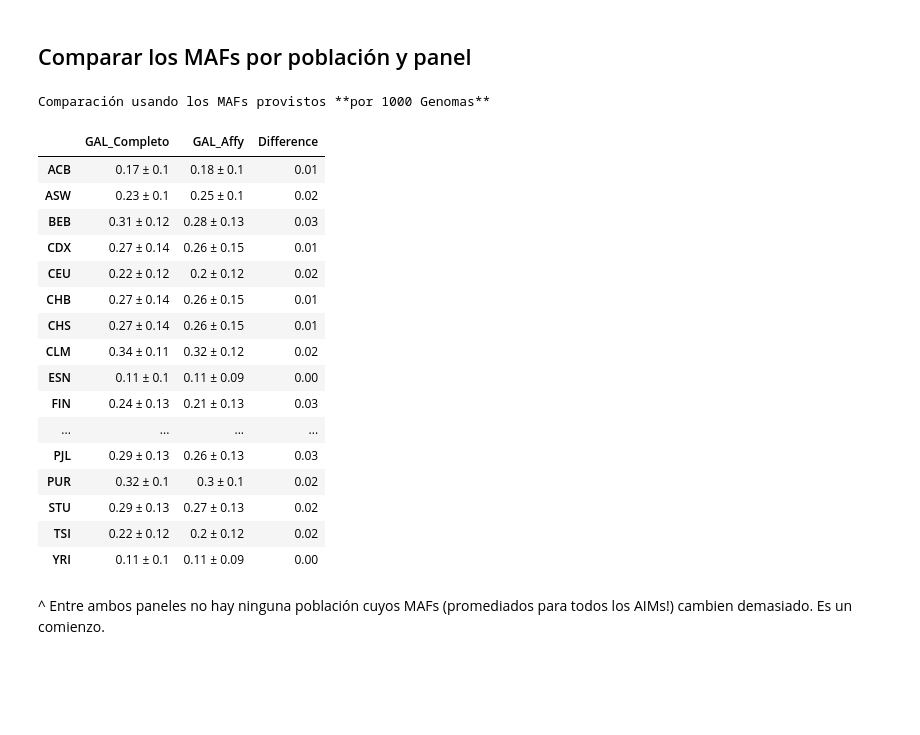
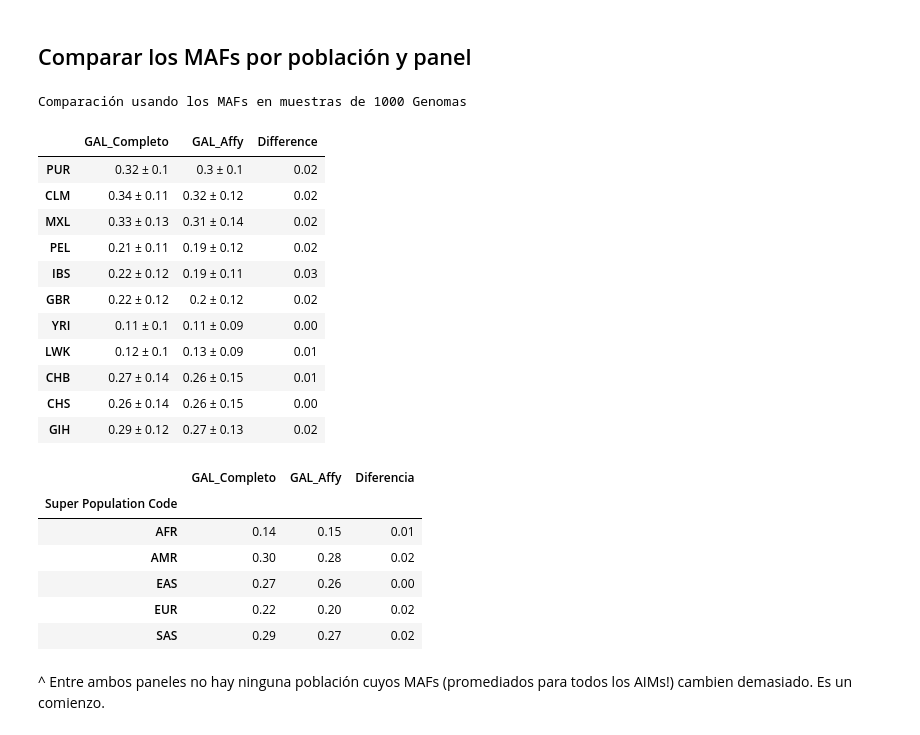
Before and after one commit to jmberros/tesina, a Jupyter notebook: tesina__Positions_and_MAFs.ipynb, the cells around one changed output. Drawn from its saved outputs; the diff is of its cells as text; code cells hidden in the pictures; blank space fills up the shorter version.

Commit message:
WIP refactoring Positions and MAFs

```diff
--- a/tesina__Positions_and_MAFs.ipynb
+++ b/tesina__Positions_and_MAFs.ipynb
@@ -156,26 +164,3 @@ El archivo `galanter.bed` con las posiciones de los AIMs reportadas por Galanter
 http://www.ncbi.nlm.nih.gov/genome/tools/remap
 # %%
 # galanter["pos"] = galanter_remapped["position"]
-# %%
-import seaborn as sns
-
-from plotters.snp_distances import SnpDistances
-
-sns.set_context("notebook")
-sns.set_style("white")
-
-control_positions = OrderedDict()
-for label, rsIDs in control_rsIDs.items():
-    df = lat.loc[rsIDs][["Chromosome", "Position End"]]
-    df.columns = ["chr", "position"]
-    df["position"] = df["position"].astype(int)
-    df["chr"] = df["chr"].astype(int)
-    df.index.name = "rsID"
-    df.name = label
-    control_positions[label] = df
-
-plotter = SnpDistances()
-for panels_dic in [panels, control_positions]:
-    for panel_label, panel in panels_dic.items():
-        plotter.chromosomes_with_SNPs_plot(panel)
-        plt.show()
@@ -286,43 +271,54 @@ used_samples.pivot_table(index=["super_population", "population"],
 # %% [markdown]
 ## Comparar los MAFs por población y panel
 # %%
+from sources.thousand_genomes import ThousandGenomes
+from components.panel import Panel
+
 def minidescribe(df):
+    mafs = ThousandGenomes().mafs()
     df = df.join(mafs["population"]["GAL_Completo"]).loc[:, "ACB":"YRI"]
     df = df.describe().loc[["mean", "std"]].T
     df = df.applymap(lambda x: round(x, 2))
     df["mean ± std"] = df["mean"].astype(str) + " ± " + df["std"].astype(str)
     return df
 
-galanter_summary = minidescribe(galanter)
-present_summary = minidescribe(present)
+galanter_summary = minidescribe(Panel("GAL_Completo").extra_info)
+present_summary = minidescribe(Panel("GAL_Affy").extra_info)
 
 # This uses Galanter-provided MAFs!
 maf_mean_comparison = galanter_summary.join(present_summary, rsuffix="_")
 maf_mean_comparison["Difference"] = abs(maf_mean_comparison["mean"] - maf_mean_comparison["mean_"])
 maf_mean_comparison.drop(["mean", "std", "mean_", "std_"], axis=1, inplace=True)
 maf_mean_comparison.columns = ["GAL_Completo", "GAL_Affy", "Difference"]
 
-print("Comparación usando los MAFs provistos **por 1000 Genomas**")
-maf_mean_comparison
+print("Comparación usando los MAFs en muestras de 1000 Genomas")
+maf_mean_comparison.ix[Dataset.used_populations()]
 # %% [output]
-Comparación usando los MAFs provistos **por 1000 Genomas**
+Comparación usando los MAFs en muestras de 1000 Genomas
 |  | GAL_Completo | GAL_Affy | Difference |
-| ACB | 0.17 ± 0.1 | 0.18 ± 0.1 | 0.01 |
-| ASW | 0.23 ± 0.1 | 0.25 ± 0.1 | 0.02 |
-| BEB | 0.31 ± 0.12 | 0.28 ± 0.13 | 0.03 |
-| CDX | 0.27 ± 0.14 | 0.26 ± 0.15 | 0.01 |
-| CEU | 0.22 ± 0.12 | 0.2 ± 0.12 | 0.02 |
+| PUR | 0.32 ± 0.1 | 0.3 ± 0.1 | 0.02 |
+| CLM | 0.34 ± 0.11 | 0.32 ± 0.12 | 0.02 |
+| MXL | 0.33 ± 0.13 | 0.31 ± 0.14 | 0.02 |
+| PEL | 0.21 ± 0.11 | 0.19 ± 0.12 | 0.02 |
+| IBS | 0.22 ± 0.12 | 0.19 ± 0.11 | 0.03 |
+| GBR | 0.22 ± 0.12 | 0.2 ± 0.12 | 0.02 |
+| YRI | 0.11 ± 0.1 | 0.11 ± 0.09 | 0.00 |
+| LWK | 0.12 ± 0.1 | 0.13 ± 0.09 | 0.01 |
 | CHB | 0.27 ± 0.14 | 0.26 ± 0.15 | 0.01 |
-| CHS | 0.27 ± 0.14 | 0.26 ± 0.15 | 0.01 |
-| CLM | 0.34 ± 0.11 | 0.32 ± 0.12 | 0.02 |
-| ESN | 0.11 ± 0.1 | 0.11 ± 0.09 | 0.00 |
-| FIN | 0.24 ± 0.13 | 0.21 ± 0.13 | 0.03 |
-| ... | ... | ... | ... |
-| PJL | 0.29 ± 0.13 | 0.26 ± 0.13 | 0.03 |
-| PUR | 0.32 ± 0.1 | 0.3 ± 0.1 | 0.02 |
-| STU | 0.29 ± 0.13 | 0.27 ± 0.13 | 0.02 |
-| TSI | 0.22 ± 0.12 | 0.2 ± 0.12 | 0.02 |
-| YRI | 0.11 ± 0.1 | 0.11 ± 0.09 | 0.00 |
+| CHS | 0.26 ± 0.14 | 0.26 ± 0.15 | 0.00 |
+| GIH | 0.29 ± 0.12 | 0.27 ± 0.13 | 0.02 |
+# %%
+df = freq_diff.groupby("Super Population Code").mean()
+df["Diferencia"] = abs(df["GAL_Completo"] - df["GAL_Affy"])
+df.applymap(lambda x: round(x, 2))
+# %% [output]
+|  | GAL_Completo | GAL_Affy | Diferencia |
+| Super Population Code |  |  |  |
+| AFR | 0.14 | 0.15 | 0.01 |
+| AMR | 0.30 | 0.28 | 0.02 |
+| EAS | 0.27 | 0.26 | 0.00 |
+| EUR | 0.22 | 0.20 | 0.02 |
+| SAS | 0.29 | 0.27 | 0.02 |
 # %% [markdown]
 ^ Entre ambos paneles no hay ninguna población cuyos MAFs (promediados para todos los AIMs!) cambien demasiado. Es un comienzo.
 # %%
```
Also changed, not shown: parts of 15 cells of this notebook, 6 other files.
